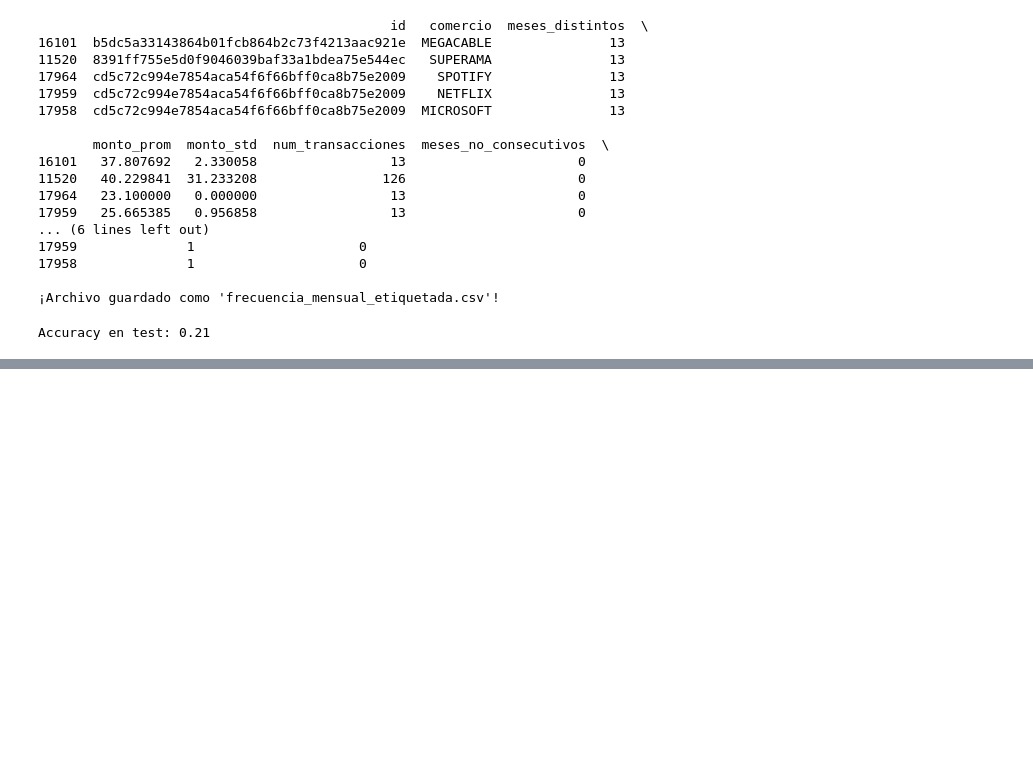
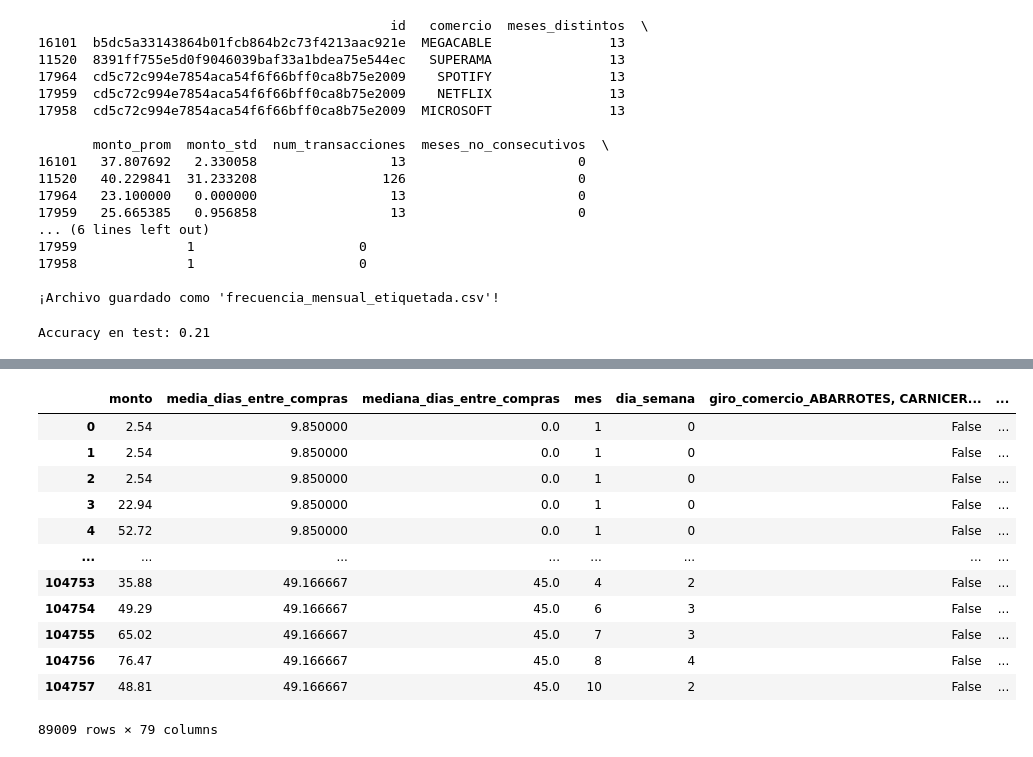
Before and after one commit to GalileaRestrepo/HeyBancoDatathon, a Jupyter notebook: versgaligod3.ipynb, the cells around one changed output, grey strips where cells are left out. Cells and saved outputs as stored; diff of their text form; code cells hidden in the pictures; blank space fills up the shorter version.

```diff
--- a/versgaligod3.ipynb
+++ b/versgaligod3.ipynb
@@ -281,0 +282,16 @@ Median Absolute Error: 7.42
+# %%
+X
+# %% [output]
+|  | monto | media_dias_entre_compras | mediana_dias_entre_compras | mes | dia_semana | giro_comercio_ABARROTES, CARNICER... | ... |
+| 0 | 2.54 | 9.850000 | 0.0 | 1 | 0 | False | ... |
+| 1 | 2.54 | 9.850000 | 0.0 | 1 | 0 | False | ... |
+| 2 | 2.54 | 9.850000 | 0.0 | 1 | 0 | False | ... |
+| 3 | 22.94 | 9.850000 | 0.0 | 1 | 0 | False | ... |
+| 4 | 52.72 | 9.850000 | 0.0 | 1 | 0 | False | ... |
+| ... | ... | ... | ... | ... | ... | ... | ... |
+| 104753 | 35.88 | 49.166667 | 45.0 | 4 | 2 | False | ... |
+| 104754 | 49.29 | 49.166667 | 45.0 | 6 | 3 | False | ... |
+| 104755 | 65.02 | 49.166667 | 45.0 | 7 | 3 | False | ... |
+| 104756 | 76.47 | 49.166667 | 45.0 | 8 | 4 | False | ... |
+| 104757 | 48.81 | 49.166667 | 45.0 | 10 | 2 | False | ... |
+89009 rows × 79 columns
```
Also changed, not shown: parts of 2 cells of this notebook, 2 other files.
